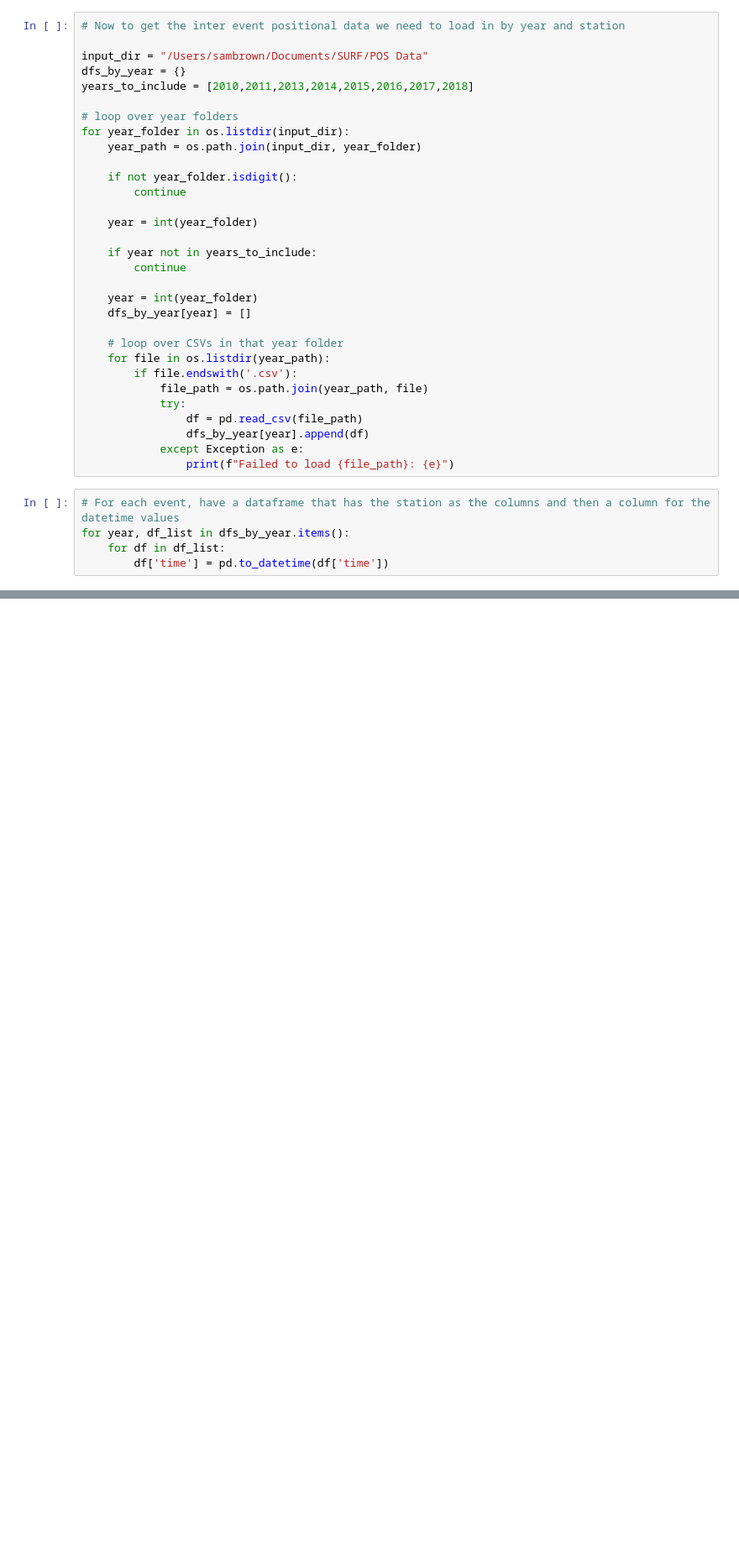
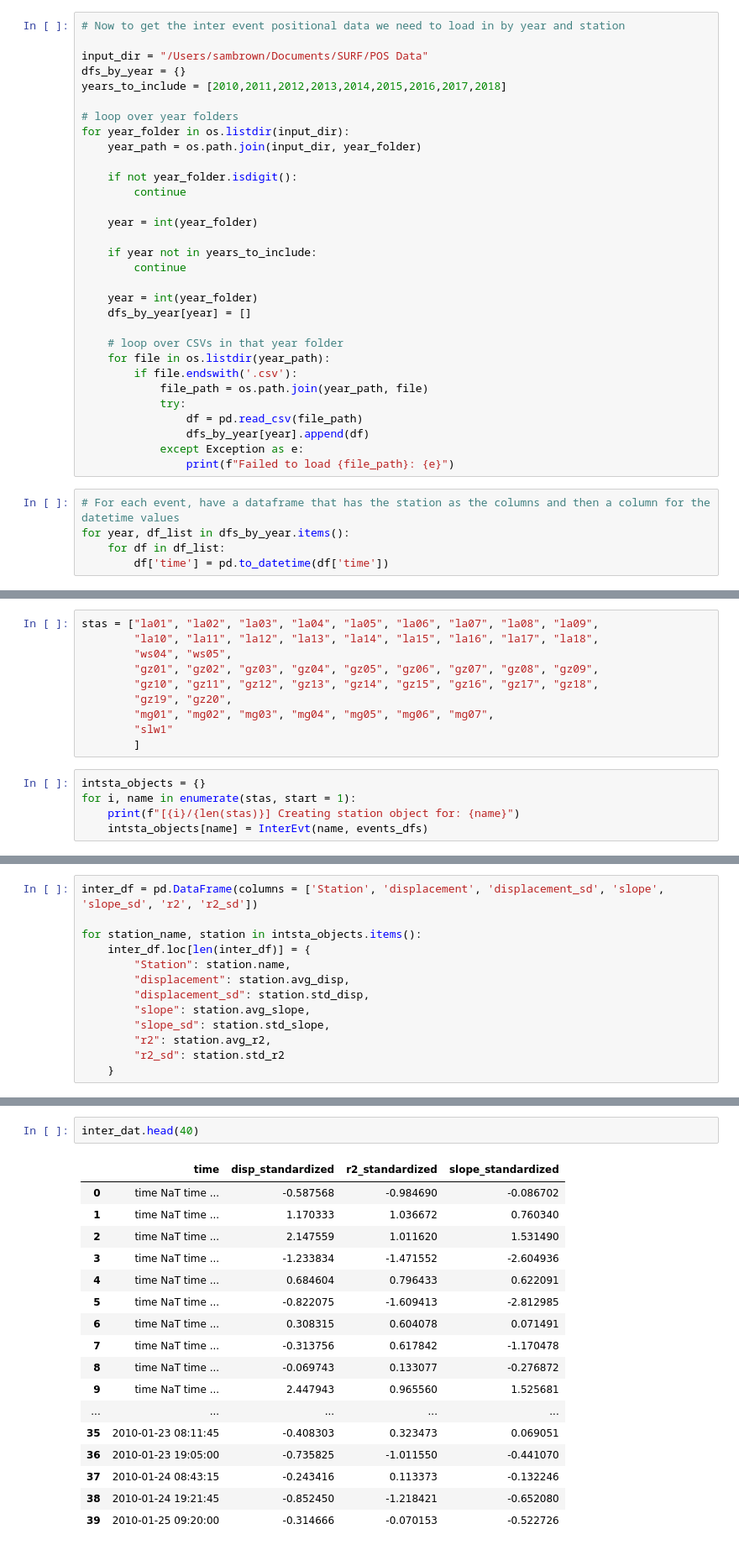
Before and after one commit to MinesGlaciology/whillans-surf, a Jupyter notebook: notebooks/SURF/data_preproc/inter_event.ipynb, the cells around one changed output, grey strips where cells are left out. Shown: that part at 84% size. Saved outputs shown, nothing was run; the diff lists cells and outputs as text; blank space fills up the shorter version.

```diff
--- a/notebooks/SURF/data_preproc/inter_event.ipynb
+++ b/notebooks/SURF/data_preproc/inter_event.ipynb
@@ -65,7 +68,7 @@ for i, event in enumerate(dfs_sorted):
 
 input_dir = "/Users/sambrown/Documents/SURF/POS Data"
 dfs_by_year = {}
-years_to_include = [2010,2011,2013,2014,2015,2016,2017,2018]
+years_to_include = [2010,2011,2012,2013,2014,2015,2016,2017,2018]
 
 # loop over year folders
 for year_folder in os.listdir(input_dir):
@@ -189,0 +188,15 @@ events_dfs[2].head(40)
+# %%
+stas = ["la01", "la02", "la03", "la04", "la05", "la06", "la07", "la08", "la09",
+        "la10", "la11", "la12", "la13", "la14", "la15", "la16", "la17", "la18",
+        "ws04", "ws05",
+        "gz01", "gz02", "gz03", "gz04", "gz05", "gz06", "gz07", "gz08", "gz09",
+        "gz10", "gz11", "gz12", "gz13", "gz14", "gz15", "gz16", "gz17", "gz18",
+        "gz19", "gz20",
+        "mg01", "mg02", "mg03", "mg04", "mg05", "mg06", "mg07",
+        "slw1"
+        ]
+# %%
+intsta_objects = {}
+for i, name in enumerate(stas, start = 1):
+    print(f"[{i}/{len(stas)}] Creating station object for: {name}")
+    intsta_objects[name] = InterEvt(name, events_dfs)
@@ -189,0 +221,13 @@ events_dfs[2].head(40)
+# %%
+inter_df = pd.DataFrame(columns = ['Station', 'displacement', 'displacement_sd', 'slope', 'slope_sd', 'r2', 'r2_sd'])
+
+for station_name, station in intsta_objects.items():
+    inter_df.loc[len(inter_df)] = {
+        "Station": station.name,
+        "displacement": station.avg_disp,
+        "displacement_sd": station.std_disp,
+        "slope": station.avg_slope,
+        "slope_sd": station.std_slope,
+        "r2": station.avg_r2,
+        "r2_sd": station.std_r2
+    }
@@ -189,0 +319,20 @@ events_dfs[2].head(40)
+# %%
+inter_dat.head(40)
+# %% [output]
+|  | time | disp_standardized | r2_standardized | slope_standardized |
+| 0 | time NaT time ... | -0.587568 | -0.984690 | -0.086702 |
+| 1 | time NaT time ... | 1.170333 | 1.036672 | 0.760340 |
+| 2 | time NaT time ... | 2.147559 | 1.011620 | 1.531490 |
+| 3 | time NaT time ... | -1.233834 | -1.471552 | -2.604936 |
+| 4 | time NaT time ... | 0.684604 | 0.796433 | 0.622091 |
+| 5 | time NaT time ... | -0.822075 | -1.609413 | -2.812985 |
+| 6 | time NaT time ... | 0.308315 | 0.604078 | 0.071491 |
+| 7 | time NaT time ... | -0.313756 | 0.617842 | -1.170478 |
+| 8 | time NaT time ... | -0.069743 | 0.133077 | -0.276872 |
+| 9 | time NaT time ... | 2.447943 | 0.965560 | 1.525681 |
+| ... | ... | ... | ... | ... |
+| 35 | 2010-01-23 08:11:45 | -0.408303 | 0.323473 | 0.069051 |
+| 36 | 2010-01-23 19:05:00 | -0.735825 | -1.011550 | -0.441070 |
+| 37 | 2010-01-24 08:43:15 | -0.243416 | 0.113373 | -0.132246 |
+| 38 | 2010-01-24 19:21:45 | -0.852450 | -1.218421 | -0.652080 |
+| 39 | 2010-01-25 09:20:00 | -0.314666 | -0.070153 | -0.522726 |
```
Also changed, not shown: parts of 8 cells of this notebook, 10 other files.
